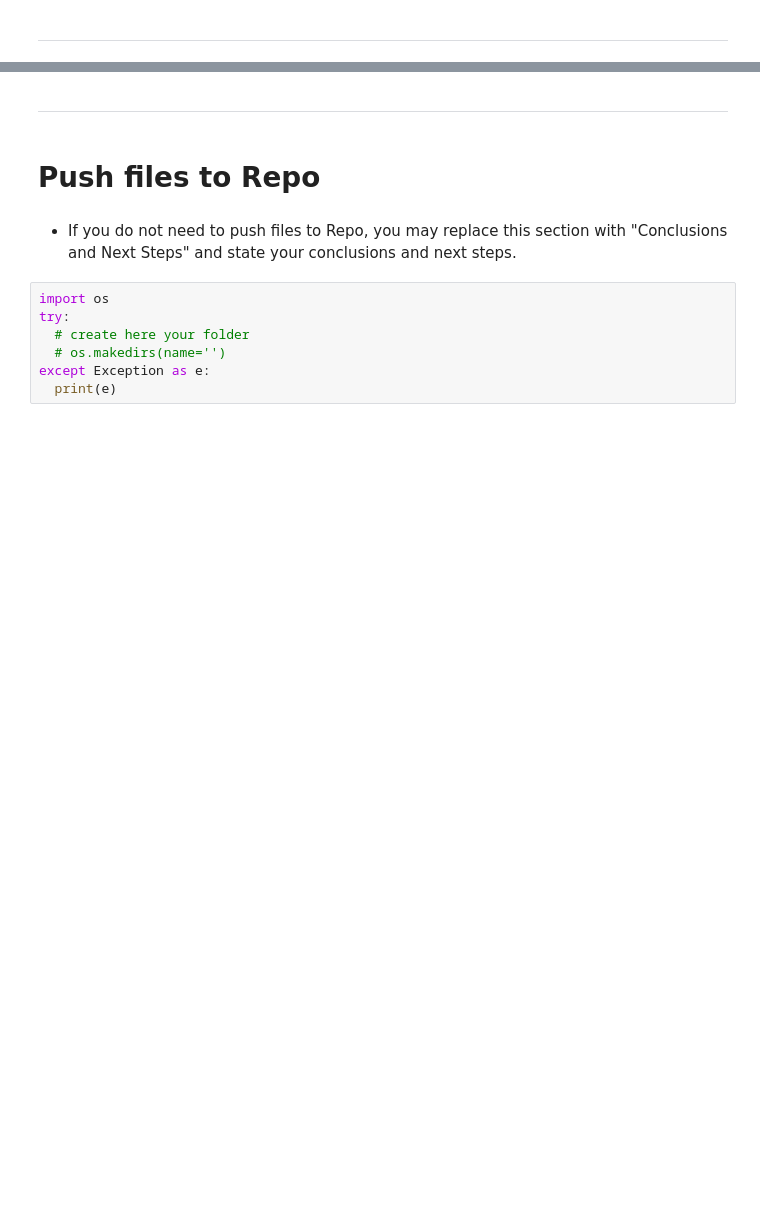
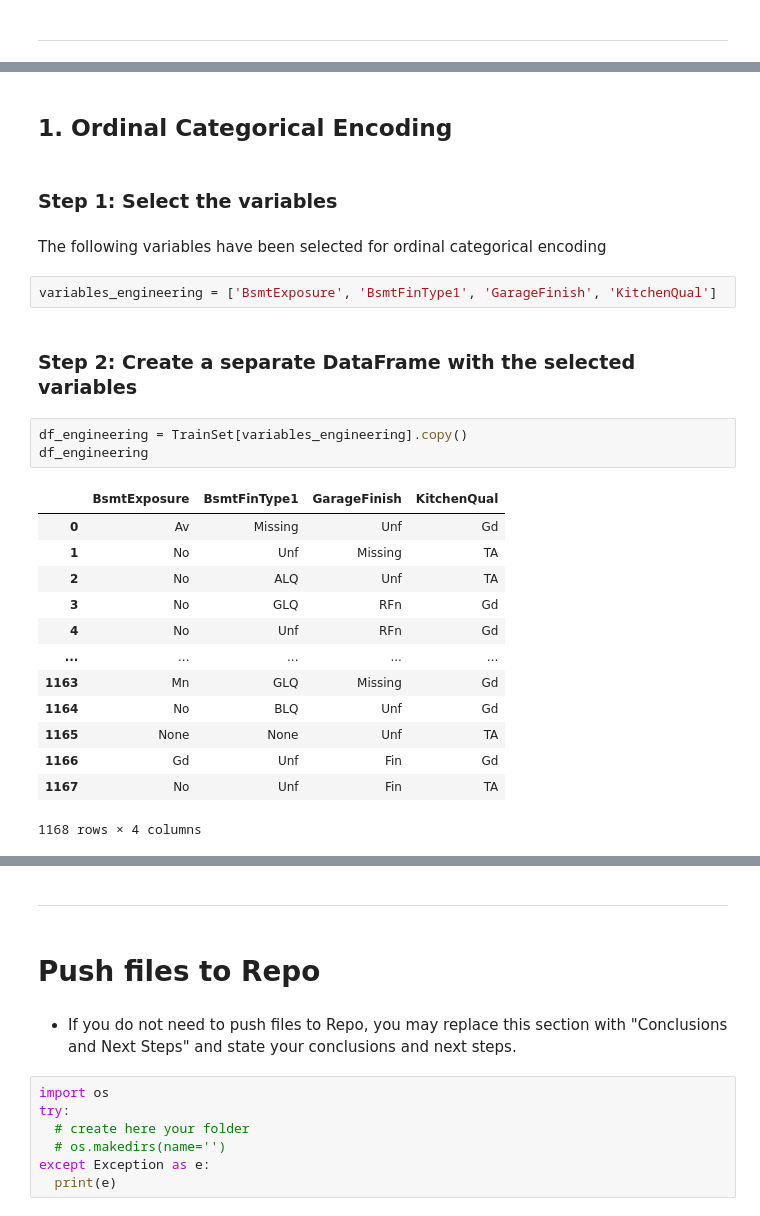
Before and after one commit to jojouna/pp5-housing-issue, a Jupyter notebook: jupyter_notebooks/04 - Feature-Engineering.ipynb, the cells around one changed output, grey strips where cells are left out. Cells and saved outputs as stored; diff of their text form; blank space fills up the shorter version.

```diff
--- a/jupyter_notebooks/04 - Feature-Engineering.ipynb
+++ b/jupyter_notebooks/04 - Feature-Engineering.ipynb
@@ -358,0 +363,27 @@ NOTE
+# %% [markdown]
+## 1. Ordinal Categorical Encoding
+# %% [markdown]
+### Step 1: Select the variables
+# %% [markdown]
+The following variables have been selected for ordinal categorical encoding
+# %%
+variables_engineering = ['BsmtExposure', 'BsmtFinType1', 'GarageFinish', 'KitchenQual']
+# %% [markdown]
+### Step 2: Create a separate DataFrame with the selected variables
+# %%
+df_engineering = TrainSet[variables_engineering].copy()
+df_engineering
+# %% [output]
+|  | BsmtExposure | BsmtFinType1 | GarageFinish | KitchenQual |
+| 0 | Av | Missing | Unf | Gd |
+| 1 | No | Unf | Missing | TA |
+| 2 | No | ALQ | Unf | TA |
+| 3 | No | GLQ | RFn | Gd |
+| 4 | No | Unf | RFn | Gd |
+| ... | ... | ... | ... | ... |
+| 1163 | Mn | GLQ | Missing | Gd |
+| 1164 | No | BLQ | Unf | Gd |
+| 1165 | None | None | Unf | TA |
+| 1166 | Gd | Unf | Fin | Gd |
+| 1167 | No | Unf | Fin | TA |
+1168 rows × 4 columns
```
Also changed, not shown: parts of 11 cells of this notebook.
